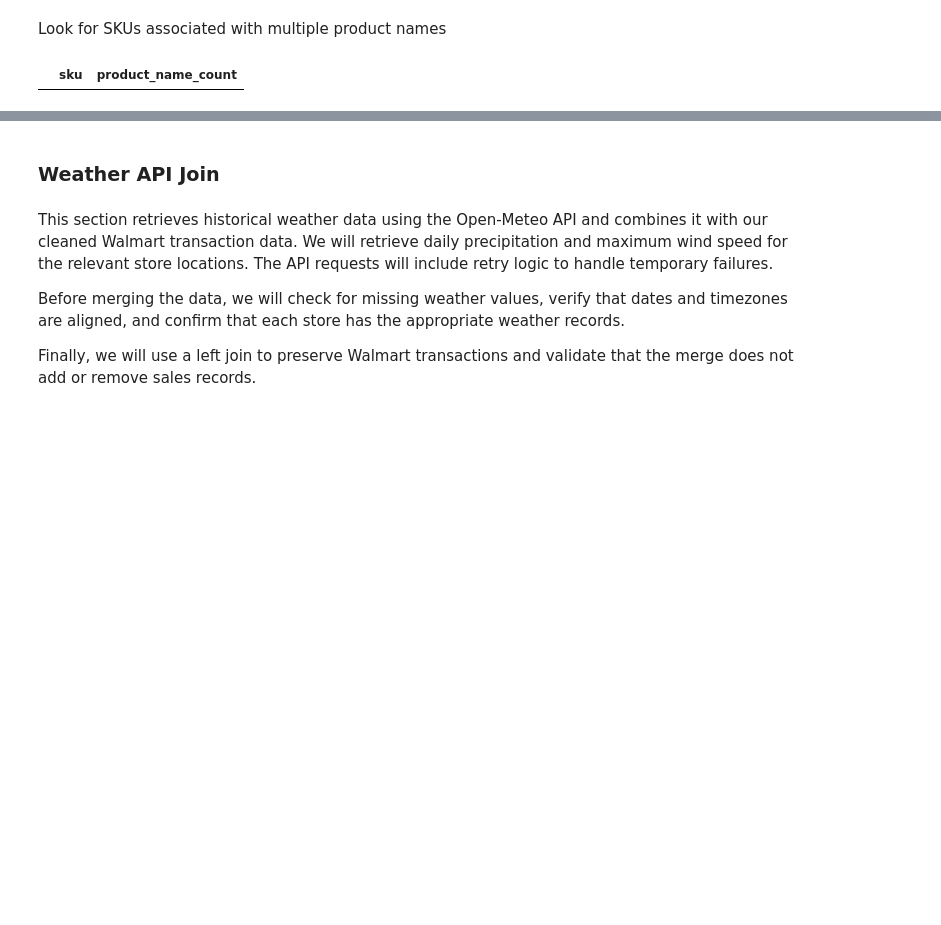
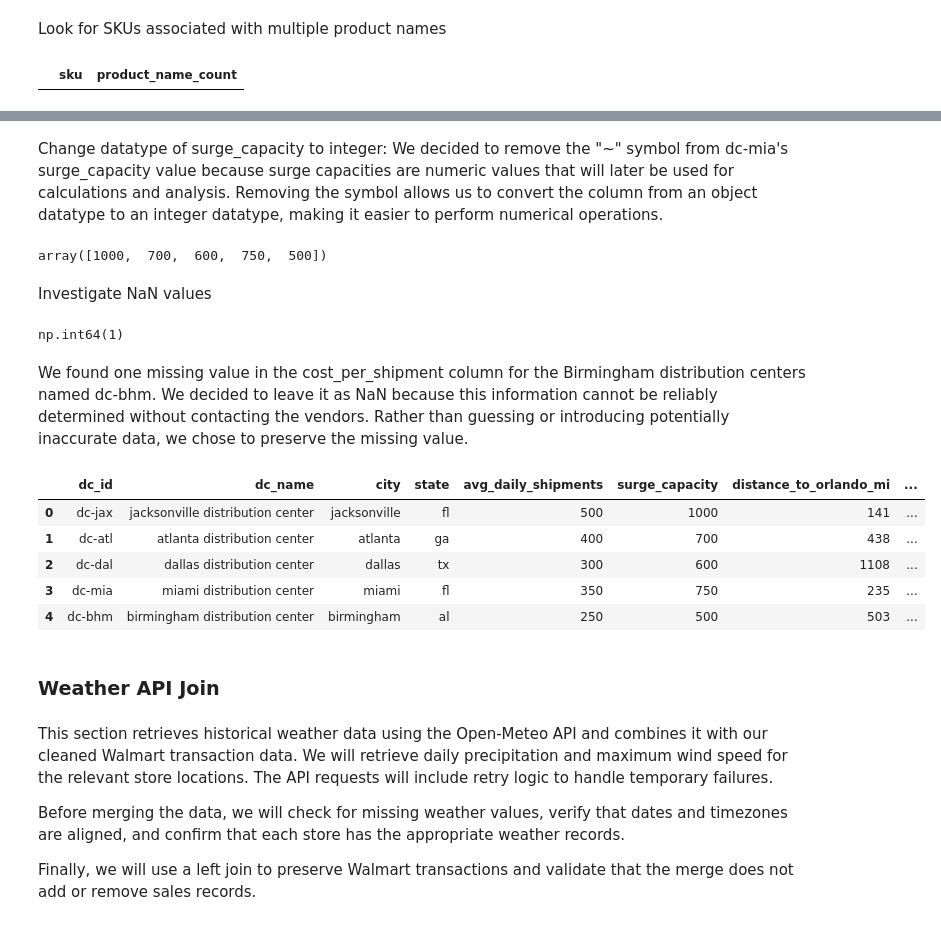
Before and after one commit to raffaellaalpaca-ai/walmart-hurricane-project, a Jupyter notebook: Walmart_Midterm_Notebook_(DS_2002).ipynb, the cells around one changed output, grey strips where cells are left out. Cells and saved outputs as stored; diff of their text form; code cells hidden in the pictures; blank space fills up the shorter version.

```diff
--- a/Walmart_Midterm_Notebook_(DS_2002).ipynb
+++ b/Walmart_Midterm_Notebook_(DS_2002).ipynb
@@ -1087,0 +1099,14 @@ multiple_names
+# %%
+text_cols = [
+    "dc_id",
+    "dc_name",
+    "city",
+    "state"
+]
+
+for col in text_cols:
+    df_centers[col] = (
+        df_centers[col]
+        .str.strip()
+        .str.lower()
+    )
@@ -1087,0 +1126,35 @@ multiple_names
+# %% [markdown]
+Change datatype of surge_capacity to integer: We decided to remove the "~" symbol from dc-mia's surge_capacity value because surge capacities are numeric values that will later be used for calculations and analysis. Removing the symbol allows us to convert the column from an object datatype to an integer datatype, making it easier to perform numerical operations.
+# %%
+df_centers["surge_capacity"] = (
+    df_centers["surge_capacity"]
+    .astype(str)
+    .str.replace("~", "", regex=False)
+    .astype(int)
+)
+# %%
+# Validate that the "~" has been removed
+df_centers["surge_capacity"].unique()
+# %% [output]
+array([1000,  700,  600,  750,  500])
+# %% [markdown]
+Investigate NaN values
+# %%
+df_centers.isna().sum().sum()
+
+# There is one NaN value in the cost_per_shipment column
+# %% [output]
+np.int64(1)
+# %% [markdown]
+We found one missing value in the cost_per_shipment column for the Birmingham distribution centers named dc-bhm. We decided to leave it as NaN because this information cannot be reliably determined without contacting the vendors. Rather than guessing or introducing potentially inaccurate data, we chose to preserve the missing value.
+# %%
+# Ensure that everything was updated correctly
+
+df_centers.head()
+# %% [output]
+|  | dc_id | dc_name | city | state | avg_daily_shipments | surge_capacity | distance_to_orlando_mi | ... |
+| 0 | dc-jax | jacksonville distribution center | jacksonville | fl | 500 | 1000 | 141 | ... |
+| 1 | dc-atl | atlanta distribution center | atlanta | ga | 400 | 700 | 438 | ... |
+| 2 | dc-dal | dallas distribution center | dallas | tx | 300 | 600 | 1108 | ... |
+| 3 | dc-mia | miami distribution center | miami | fl | 350 | 750 | 235 | ... |
+| 4 | dc-bhm | birmingham distribution center | birmingham | al | 250 | 500 | 503 | ... |
```
Also changed, not shown: parts of 9 cells of this notebook.
